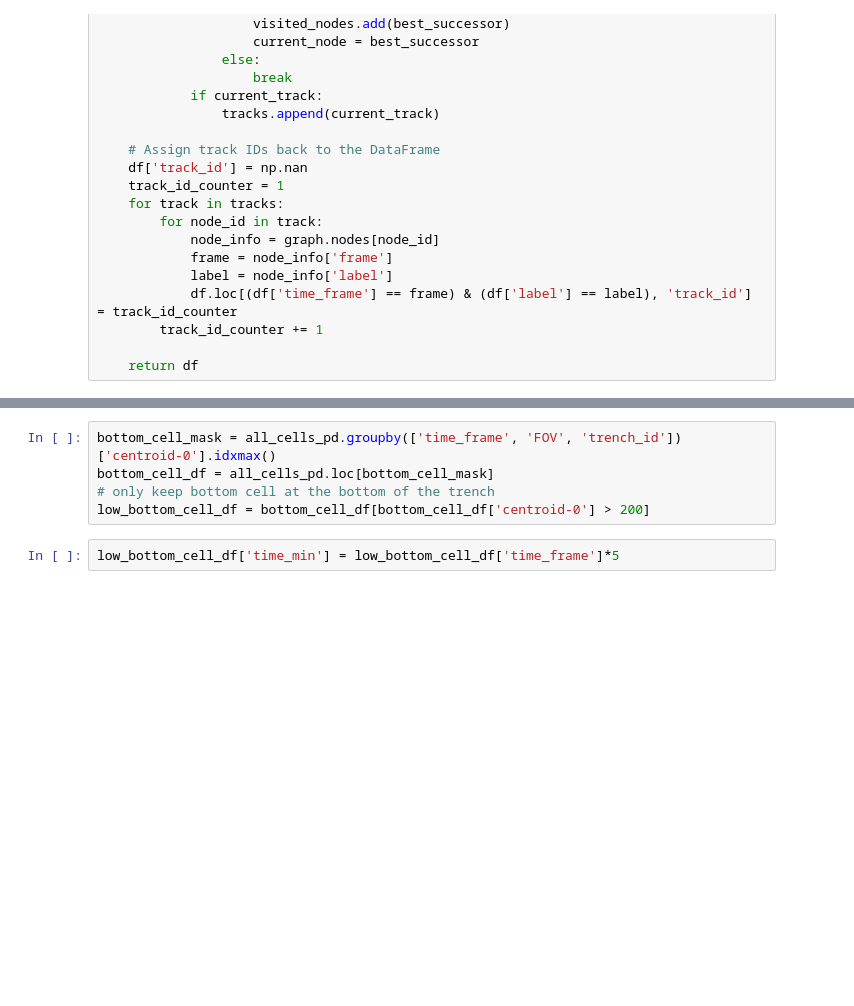
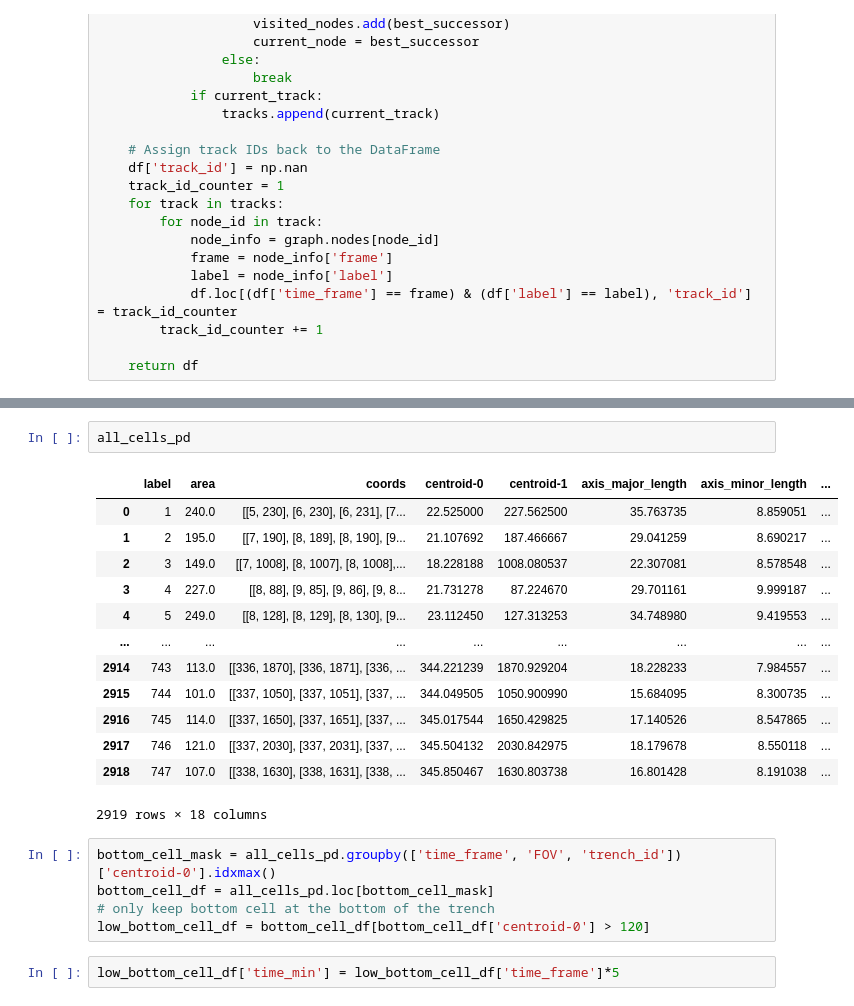
Before and after one commit to nvivanco/Image_analysis, a Jupyter notebook: cell_tracking_whole_kymograph.ipynb, the cells around one changed output, grey strips where cells are left out. Drawn from its saved outputs; the diff is of its cells as text; blank space fills up the shorter version.

```diff
--- a/cell_tracking_whole_kymograph.ipynb
+++ b/cell_tracking_whole_kymograph.ipynb
@@ -374,8 +462,24 @@ for folder, fov_dict in lineage_FOV_dict.items():
+# %%
+all_cells_pd
+# %% [output]
+|  | label | area | coords | centroid-0 | centroid-1 | axis_major_length | axis_minor_length | ... |
+| 0 | 1 | 240.0 | [[5, 230], [6, 230], [6, 231], [7... | 22.525000 | 227.562500 | 35.763735 | 8.859051 | ... |
+| 1 | 2 | 195.0 | [[7, 190], [8, 189], [8, 190], [9... | 21.107692 | 187.466667 | 29.041259 | 8.690217 | ... |
+| 2 | 3 | 149.0 | [[7, 1008], [8, 1007], [8, 1008],... | 18.228188 | 1008.080537 | 22.307081 | 8.578548 | ... |
+| 3 | 4 | 227.0 | [[8, 88], [9, 85], [9, 86], [9, 8... | 21.731278 | 87.224670 | 29.701161 | 9.999187 | ... |
+| 4 | 5 | 249.0 | [[8, 128], [8, 129], [8, 130], [9... | 23.112450 | 127.313253 | 34.748980 | 9.419553 | ... |
+| ... | ... | ... | ... | ... | ... | ... | ... | ... |
+| 2914 | 743 | 113.0 | [[336, 1870], [336, 1871], [336, ... | 344.221239 | 1870.929204 | 18.228233 | 7.984557 | ... |
+| 2915 | 744 | 101.0 | [[337, 1050], [337, 1051], [337, ... | 344.049505 | 1050.900990 | 15.684095 | 8.300735 | ... |
+| 2916 | 745 | 114.0 | [[337, 1650], [337, 1651], [337, ... | 345.017544 | 1650.429825 | 17.140526 | 8.547865 | ... |
+| 2917 | 746 | 121.0 | [[337, 2030], [337, 2031], [337, ... | 345.504132 | 2030.842975 | 18.179678 | 8.550118 | ... |
+| 2918 | 747 | 107.0 | [[338, 1630], [338, 1631], [338, ... | 345.850467 | 1630.803738 | 16.801428 | 8.191038 | ... |
+2919 rows × 18 columns
 # %%
 bottom_cell_mask = all_cells_pd.groupby(['time_frame', 'FOV', 'trench_id'])['centroid-0'].idxmax()
 bottom_cell_df = all_cells_pd.loc[bottom_cell_mask]
 # only keep bottom cell at the bottom of the trench
-low_bottom_cell_df = bottom_cell_df[bottom_cell_df['centroid-0'] > 200]
+low_bottom_cell_df = bottom_cell_df[bottom_cell_df['centroid-0'] > 120]
 # %%
 low_bottom_cell_df['time_min'] = low_bottom_cell_df['time_frame']*5
 # %% [output]
```
Also changed, not shown: parts of 18 cells of this notebook, 1 other file.
